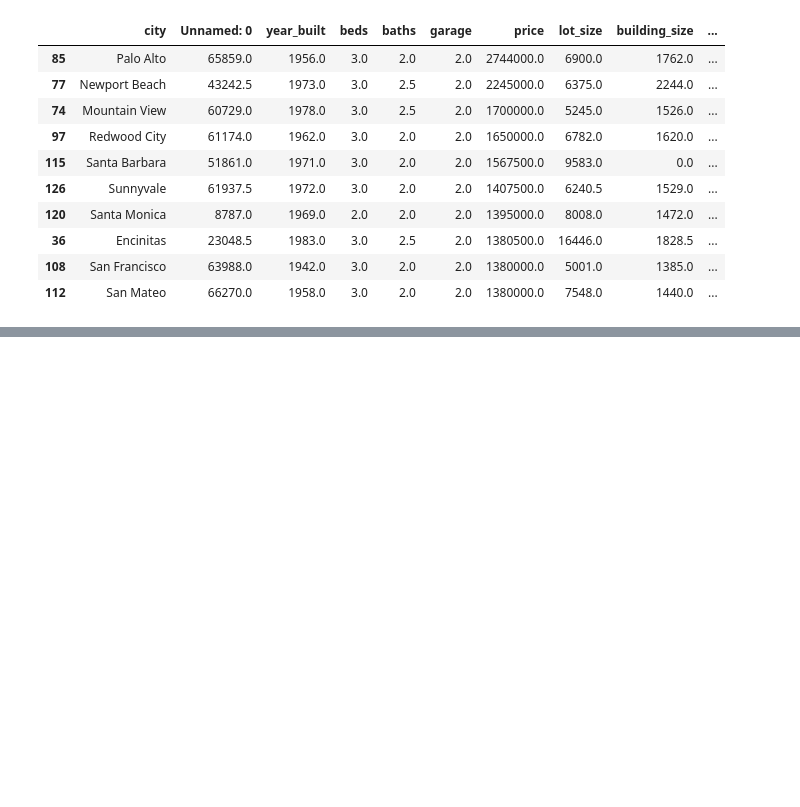
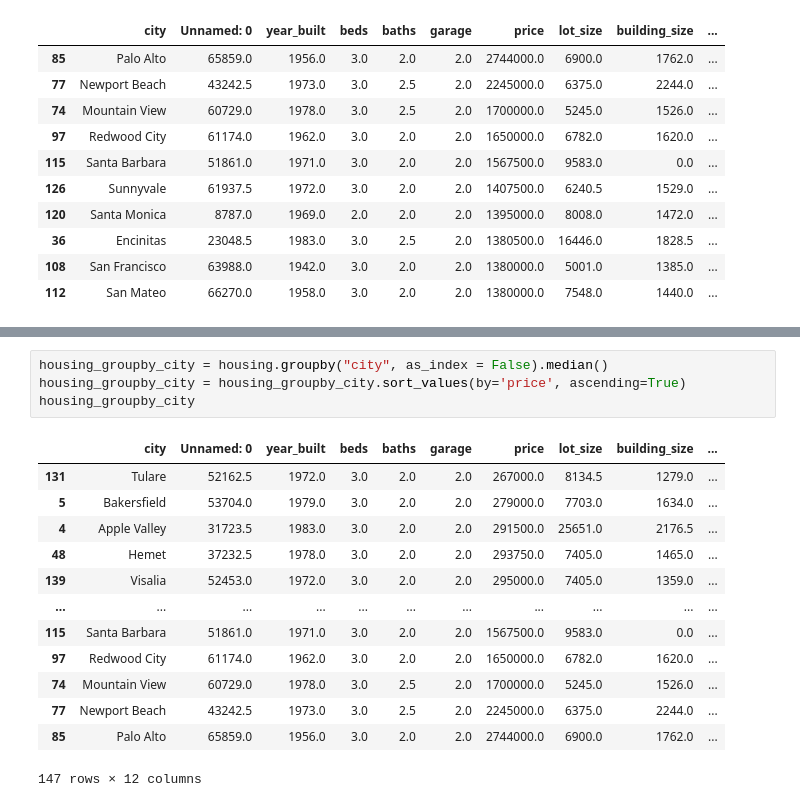
Before and after one commit to sakuraszy/STATS-170A-Group, a Jupyter notebook: Wrangling_code/report_first_draft_data_vis.ipynb, the cells around one changed output, grey strips where cells are left out. Cells and saved outputs as stored; diff of their text form; blank space fills up the shorter version.

```diff
--- a/Wrangling_code/report_first_draft_data_vis.ipynb
+++ b/Wrangling_code/report_first_draft_data_vis.ipynb
@@ -161,0 +174,18 @@ plt.xlim(0, 6000000)
+# %%
+housing_groupby_city = housing.groupby("city", as_index = False).median()
+housing_groupby_city = housing_groupby_city.sort_values(by='price', ascending=True)
+housing_groupby_city
+# %% [output]
+|  | city | Unnamed: 0 | year_built | beds | baths | garage | price | lot_size | building_size | ... |
+| 131 | Tulare | 52162.5 | 1972.0 | 3.0 | 2.0 | 2.0 | 267000.0 | 8134.5 | 1279.0 | ... |
+| 5 | Bakersfield | 53704.0 | 1979.0 | 3.0 | 2.0 | 2.0 | 279000.0 | 7703.0 | 1634.0 | ... |
+| 4 | Apple Valley | 31723.5 | 1983.0 | 3.0 | 2.0 | 2.0 | 291500.0 | 25651.0 | 2176.5 | ... |
+| 48 | Hemet | 37232.5 | 1978.0 | 3.0 | 2.0 | 2.0 | 293750.0 | 7405.0 | 1465.0 | ... |
+| 139 | Visalia | 52453.0 | 1972.0 | 3.0 | 2.0 | 2.0 | 295000.0 | 7405.0 | 1359.0 | ... |
+| ... | ... | ... | ... | ... | ... | ... | ... | ... | ... | ... |
+| 115 | Santa Barbara | 51861.0 | 1971.0 | 3.0 | 2.0 | 2.0 | 1567500.0 | 9583.0 | 0.0 | ... |
+| 97 | Redwood City | 61174.0 | 1962.0 | 3.0 | 2.0 | 2.0 | 1650000.0 | 6782.0 | 1620.0 | ... |
+| 74 | Mountain View | 60729.0 | 1978.0 | 3.0 | 2.5 | 2.0 | 1700000.0 | 5245.0 | 1526.0 | ... |
+| 77 | Newport Beach | 43242.5 | 1973.0 | 3.0 | 2.5 | 2.0 | 2245000.0 | 6375.0 | 2244.0 | ... |
+| 85 | Palo Alto | 65859.0 | 1956.0 | 3.0 | 2.0 | 2.0 | 2744000.0 | 6900.0 | 1762.0 | ... |
+147 rows × 12 columns
```
Also changed, not shown: parts of 3 cells of this notebook.
